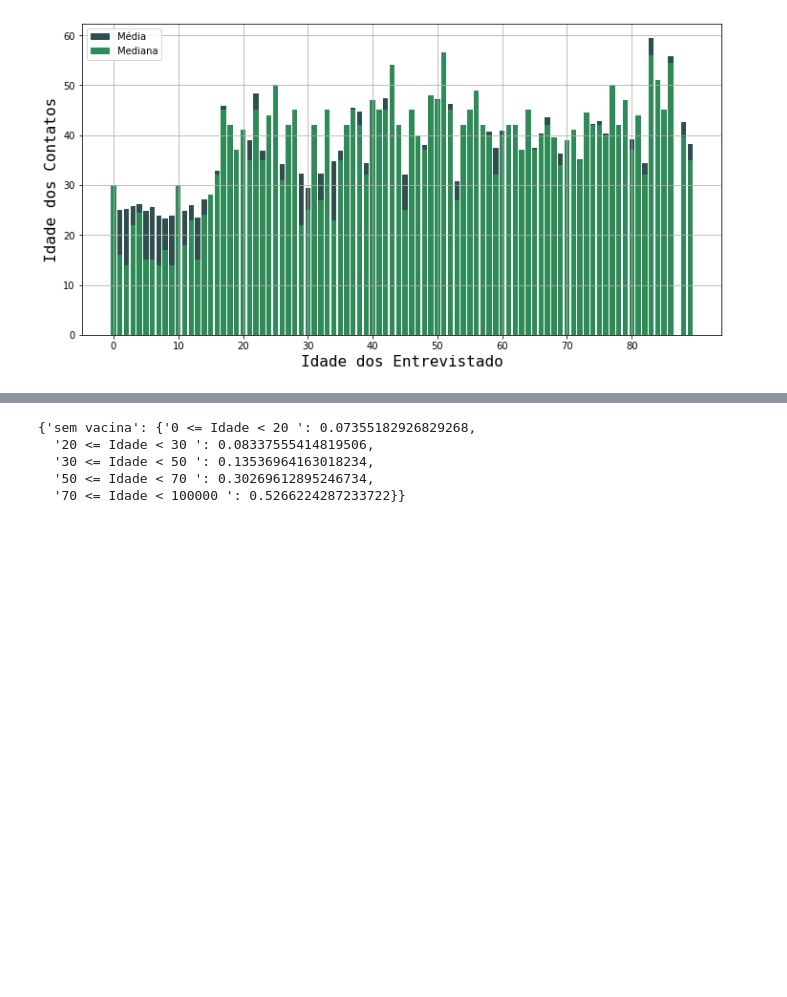
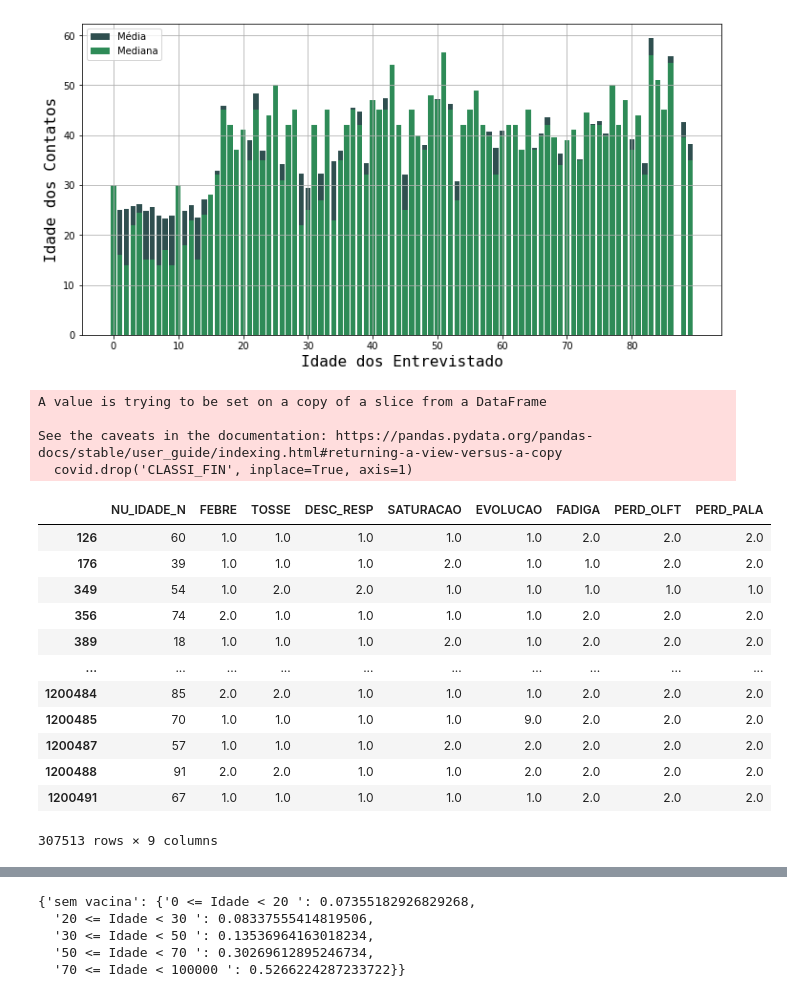
Before and after one commit to intcarlosmiguel/pesquisa_mestrado, a Jupyter notebook: main.ipynb, the cells around one changed output, grey strips where cells are left out. Drawn from its saved outputs; the diff is of its cells as text; code cells hidden in the pictures; blank space fills up the shorter version.

```diff
--- a/main.ipynb
+++ b/main.ipynb
@@ -117,6 +117,29 @@ mortalidade = {}
 df = pd.read_csv(
         './input/INFLUD20-06-02-2023.csv',
         delimiter = ';',
-        usecols = ['NU_IDADE_N','EVOLUCAO','CLASSI_FIN']
+        usecols = ['NU_IDADE_N','EVOLUCAO','CLASSI_FIN','FEBRE','TOSSE','DESC_RESP','SATURACAO','FADIGA','PERD_OLFT','PERD_PALA']
     )
-df = df[df['CLASSI_FIN'] == 5]
+covid = df[df['CLASSI_FIN'] == 5]
+covid.drop('CLASSI_FIN', inplace=True, axis=1)
+covid = covid.dropna()
+# %% [output]
+A value is trying to be set on a copy of a slice from a DataFrame
+
+See the caveats in the documentation: https://pandas.pydata.org/pandas-docs/stable/user_guide/indexing.html#returning-a-view-versus-a-copy
+  covid.drop('CLASSI_FIN', inplace=True, axis=1)
+# %%
+covid
+# %% [output]
+|  | NU_IDADE_N | FEBRE | TOSSE | DESC_RESP | SATURACAO | EVOLUCAO | FADIGA | PERD_OLFT | PERD_PALA |
+| 126 | 60 | 1.0 | 1.0 | 1.0 | 1.0 | 1.0 | 2.0 | 2.0 | 2.0 |
+| 176 | 39 | 1.0 | 1.0 | 1.0 | 2.0 | 1.0 | 1.0 | 2.0 | 2.0 |
+| 349 | 54 | 1.0 | 2.0 | 2.0 | 1.0 | 1.0 | 1.0 | 1.0 | 1.0 |
+| 356 | 74 | 2.0 | 1.0 | 1.0 | 1.0 | 1.0 | 2.0 | 2.0 | 2.0 |
+| 389 | 18 | 1.0 | 1.0 | 1.0 | 2.0 | 1.0 | 2.0 | 2.0 | 2.0 |
+| ... | ... | ... | ... | ... | ... | ... | ... | ... | ... |
+| 1200484 | 85 | 2.0 | 2.0 | 1.0 | 1.0 | 1.0 | 2.0 | 2.0 | 2.0 |
+| 1200485 | 70 | 1.0 | 1.0 | 1.0 | 1.0 | 9.0 | 2.0 | 2.0 | 2.0 |
+| 1200487 | 57 | 1.0 | 1.0 | 1.0 | 2.0 | 2.0 | 2.0 | 2.0 | 2.0 |
+| 1200488 | 91 | 2.0 | 2.0 | 1.0 | 1.0 | 2.0 | 2.0 | 2.0 | 2.0 |
+| 1200491 | 67 | 1.0 | 1.0 | 1.0 | 1.0 | 1.0 | 2.0 | 2.0 | 2.0 |
+307513 rows × 9 columns
```
Also changed, not shown: parts of 10 cells of this notebook, 19 other files.
